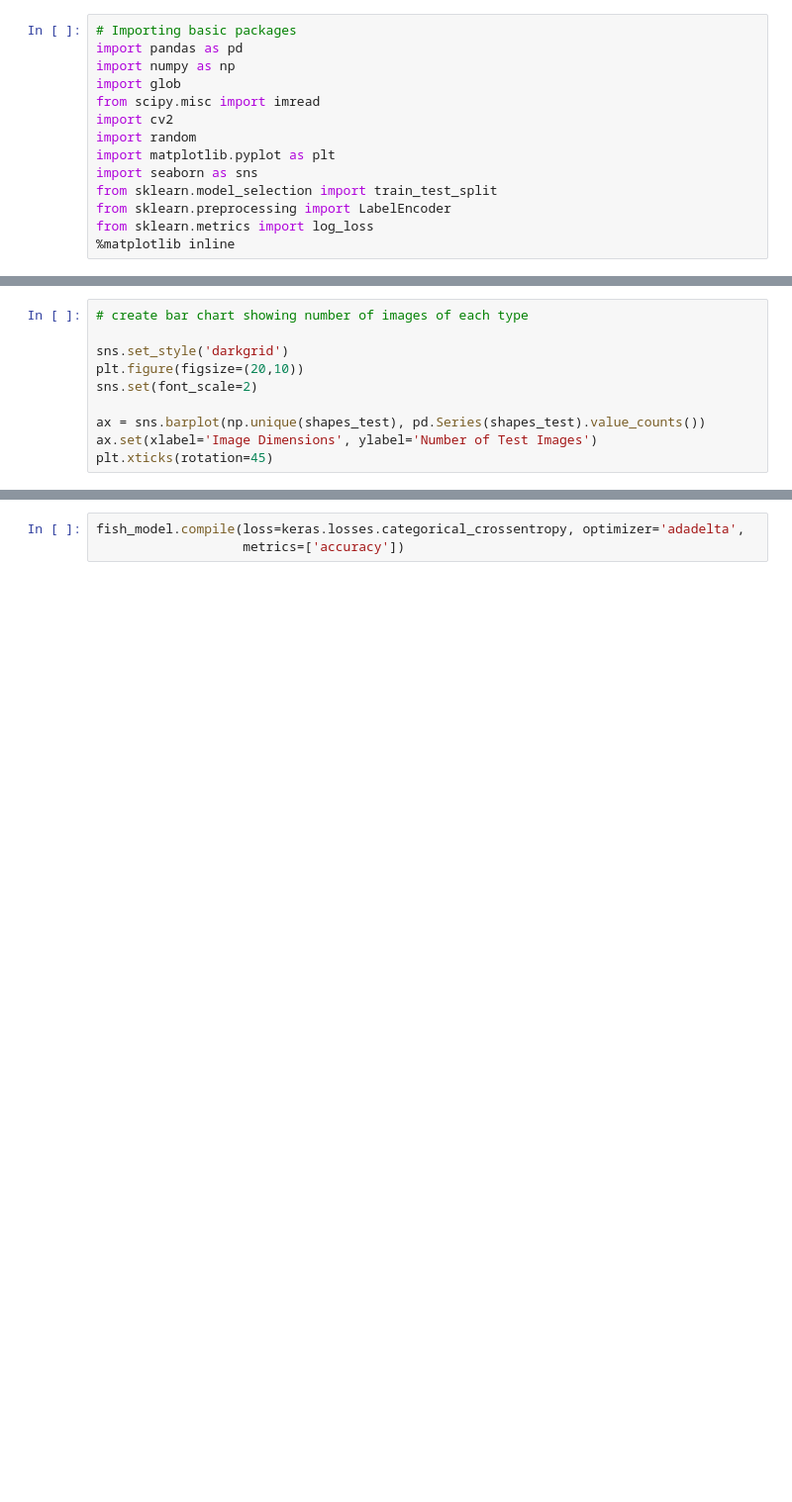
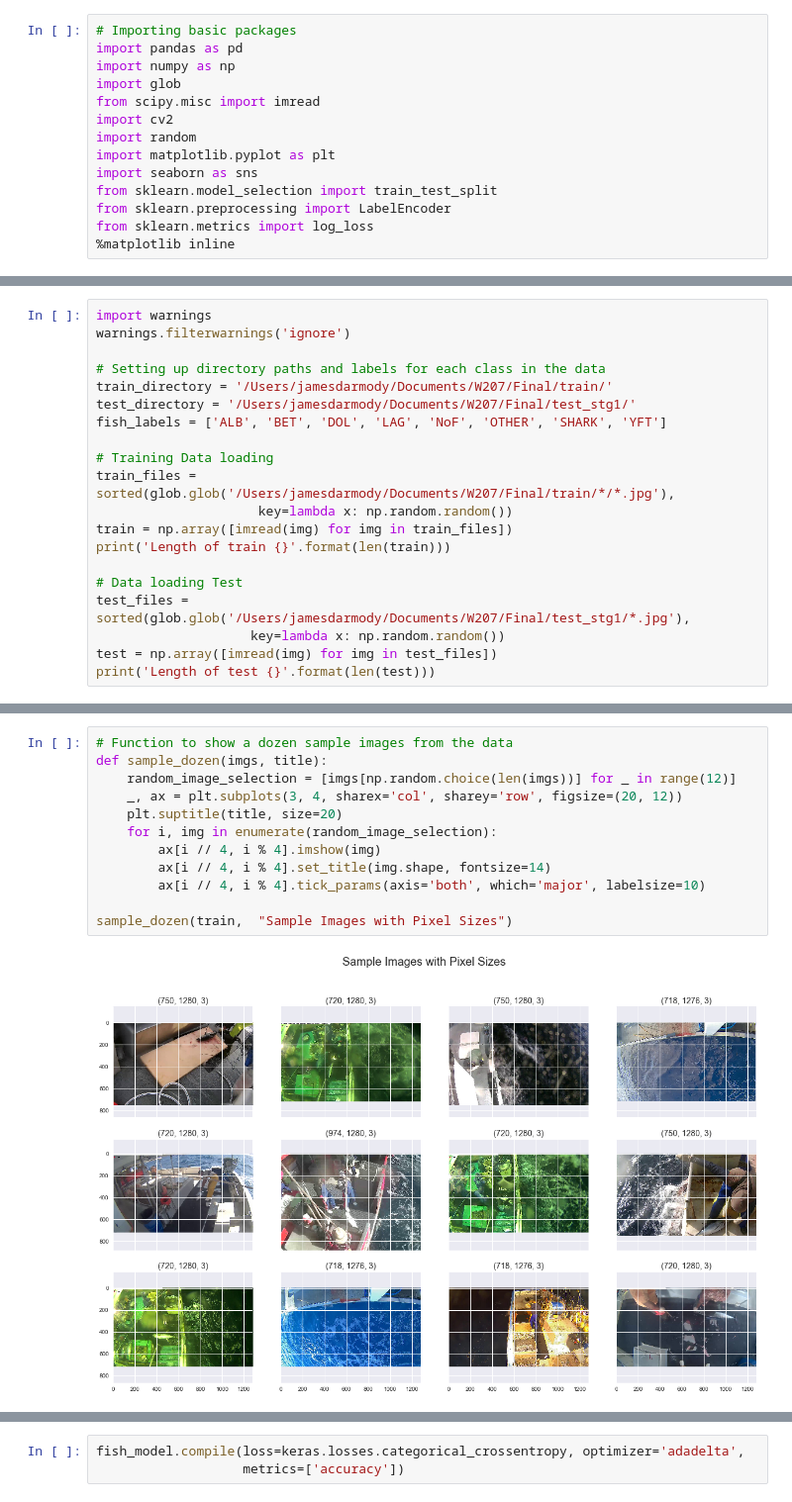
Before and after one commit to Jdarmody18/W207_Final, a Jupyter notebook: Darmody_FinalProject.ipynb, the cells around one changed output, grey strips where cells are left out. Shown at 99% size. Drawn from its saved outputs; the diff is of its cells as text; blank space fills up the shorter version.

Commit message:
Visualizations added

```diff
--- a/Darmody_FinalProject.ipynb
+++ b/Darmody_FinalProject.ipynb
@@ -167,10 +38,0 @@ dtype: int64
-# %%
-# create bar chart showing number of images of each type
-
-sns.set_style('darkgrid')
-plt.figure(figsize=(20,10))
-sns.set(font_scale=2)
-
-ax = sns.barplot(np.unique(shapes_test), pd.Series(shapes_test).value_counts())
-ax.set(xlabel='Image Dimensions', ylabel='Number of Test Images')
-plt.xticks(rotation=45)
@@ -293,0 +54,20 @@ early_stopping = EarlyStopping(monitor='val_loss', patience=1, verbose=1, mode='
+# %%
+import warnings
+warnings.filterwarnings('ignore')
+
+# Setting up directory paths and labels for each class in the data
+train_directory = '/Users/jamesdarmody/Documents/W207/Final/train/'
+test_directory = '/Users/jamesdarmody/Documents/W207/Final/test_stg1/'
+fish_labels = ['ALB', 'BET', 'DOL', 'LAG', 'NoF', 'OTHER', 'SHARK', 'YFT']
+
+# Training Data loading
+train_files = sorted(glob.glob('/Users/jamesdarmody/Documents/W207/Final/train/*/*.jpg'),
+                     key=lambda x: np.random.random())
+train = np.array([imread(img) for img in train_files])
+print('Length of train {}'.format(len(train)))
+
+# Data loading Test
+test_files = sorted(glob.glob('/Users/jamesdarmody/Documents/W207/Final/test_stg1/*.jpg'),
+                    key=lambda x: np.random.random())
+test = np.array([imread(img) for img in test_files])
+print('Length of test {}'.format(len(test)))
@@ -293,0 +80,14 @@ early_stopping = EarlyStopping(monitor='val_loss', patience=1, verbose=1, mode='
+# %%
+# Function to show a dozen sample images from the data
+def sample_dozen(imgs, title):
+    random_image_selection = [imgs[np.random.choice(len(imgs))] for _ in range(12)]
+    _, ax = plt.subplots(3, 4, sharex='col', sharey='row', figsize=(20, 12))
+    plt.suptitle(title, size=20)
+    for i, img in enumerate(random_image_selection):
+        ax[i // 4, i % 4].imshow(img)
+        ax[i // 4, i % 4].set_title(img.shape, fontsize=14)
+        ax[i // 4, i % 4].tick_params(axis='both', which='major', labelsize=10)
+
+sample_dozen(train,  "Sample Images with Pixel Sizes")
+# %% [output]
+[figure, added]
```
Also changed, not shown: parts of 64 cells of this notebook.
